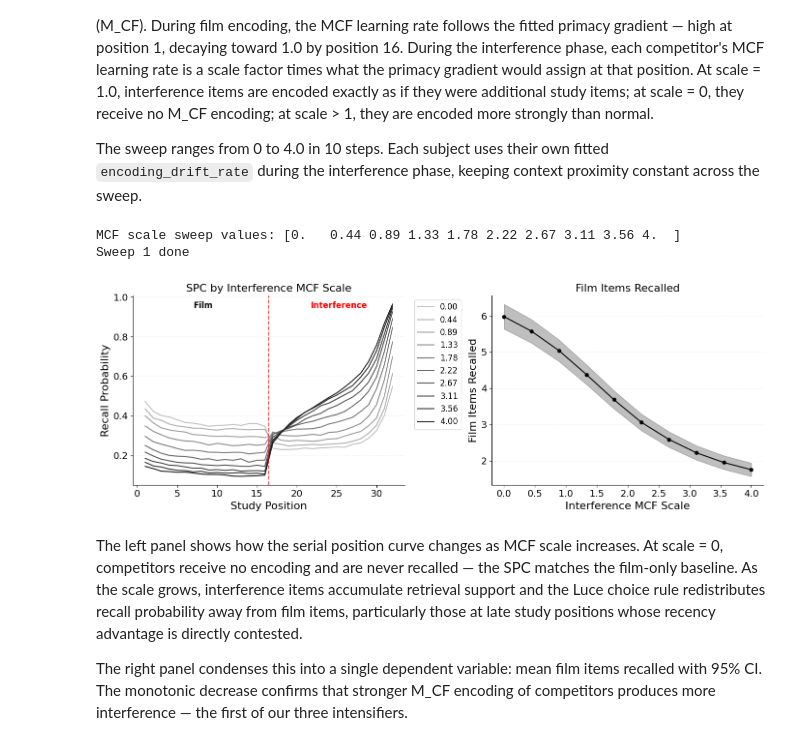
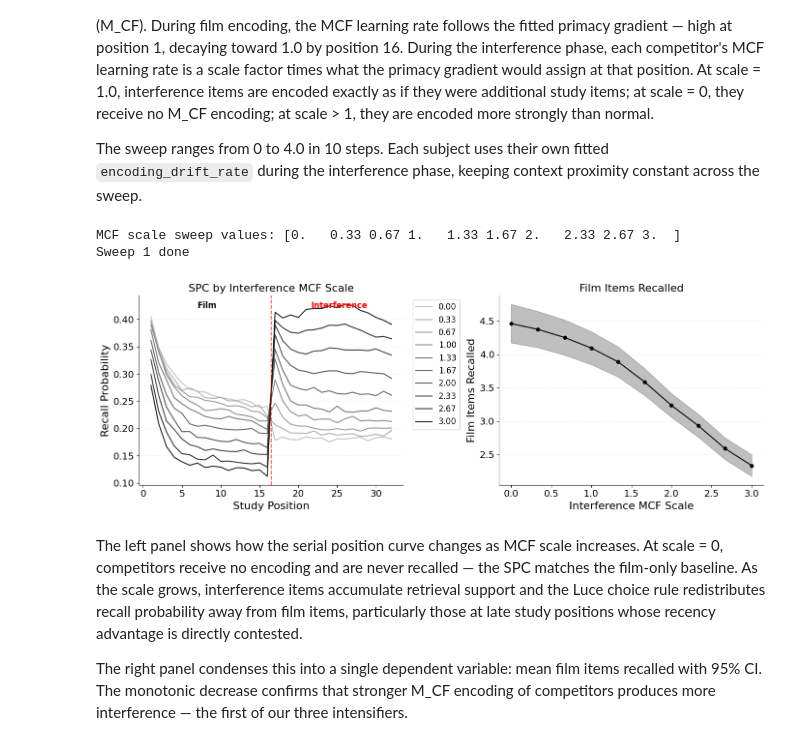
Before and after one commit to githubpsyche/jaxcmr, a Jupyter notebook: projects/selective_interference/code/sim2_interference_density.ipynb, the cells around one changed output. Saved outputs shown, nothing was run; the diff lists cells and outputs as text; code cells hidden in the pictures.

```diff
--- a/projects/selective_interference/code/sim2_interference_density.ipynb
+++ b/projects/selective_interference/code/sim2_interference_density.ipynb
@@ -366,0 +409,8 @@ def trial_indices_and_rngs(rng):
+# %%
+%%time
+cached_models = prepare_all_subjects(
+    jnp.arange(n_subjects), params, FILM_ITEMS,
+    jnp.float32(DEFAULT_REMINDER_START_DRIFT_SCALE),
+    jnp.float32(DEFAULT_REMINDER_DRIFT_SCALE),
+)
+print(f"Cached {n_subjects} post-reminder model states")
@@ -641,58 +563,55 @@ The first encoding-phase intensifier is encoding strength in the context-to-item
 
 The sweep ranges from 0 to 4.0 in 10 steps. Each subject uses their own fitted `encoding_drift_rate` during the interference phase, keeping context proximity constant across the sweep.
 # %%
-mcf_scale_values = np.linspace(0, 4, 10)
+mcf_scale_values = np.linspace(0, 3, 10)
 print(f"MCF scale sweep values: {mcf_scale_values.round(2)}")
 
 sweep1_spcs = []
 sweep1_stats = []
 
 for scale_val in mcf_scale_values:
-    sub_idx, rngs, rng = trial_indices_and_rngs(rng)
-    recalls = batched_trial(
-        sub_idx,
-        rngs,
-        params,
-        FILM_ITEMS,
-        DEFAULT_INTERFERENCE_ITEMS,
-        DEFAULT_FILLER_ITEMS,
-        jnp.float32(1.0),
-        jnp.float32(scale_val),
-        jnp.float32(DEFAULT_REMINDER_DRIFT_SCALE),
-        jnp.float32(DEFAULT_FILLER_DRIFT_SCALE),
-        jnp.float32(DEFAULT_FILLER_MCF_SCALE),
+    rngs_2d, rng = sweep_rngs(rng)
+    recalls_3d = batched_sweep(
+        cached_models, rngs_2d,
+        DEFAULT_INTERFERENCE_ITEMS, DEFAULT_FILLER_ITEMS,
+        jnp.float32(1.0), jnp.float32(scale_val),
+        jnp.float32(DEFAULT_FILLER_DRIFT_SCALE), jnp.float32(DEFAULT_FILLER_MCF_SCALE),
     )
+    recalls = recalls_3d.reshape(-1, recalls_3d.shape[-1])
+    if SHOW_FILLERS_IN_SPC:
+        recalls = remap_recalls(recalls, M_DEFAULT)
     sweep1_spcs.append(fixed_pres_spc(recalls, DEFAULT_PRESENTED))
     sweep1_stats.append(film_recalled_stats(recalls))
 
 print("Sweep 1 done")
 # %% [output]
-MCF scale sweep values: [0.   0.44 0.89 1.33 1.78 2.22 2.67 3.11 3.56 4.  ]
+MCF scale sweep values: [0.   0.33 0.67 1.   1.33 1.67 2.   2.33 2.67 3.  ]
 Sweep 1 done
 # %%
 labels = [f"{v:.2f}" for v in mcf_scale_values]
 fig, axes = plt.subplots(1, 2, figsize=(14, 5))
 
 plot_interference_spc(sweep1_spcs, labels, N_FILM, ax=axes[0])
+add_filler_boundary(axes[0], M_DEFAULT, N_FILLER_DEFAULT, DEFAULT_PRESENTED)
 axes[0].set_title("SPC by Interference MCF Scale", fontsize=16)
 
 means, ci_lo, ci_hi = zip(*sweep1_stats)
 plot_summary_dv(
     mcf_scale_values,
     means,
     ci_lo,
     ci_hi,
     xlabel="Interference MCF Scale",
     ax=axes[1],
 )
 axes[1].set_title("Film Items Recalled", fontsize=16)
 if FILM_RECALLED_YLIM is not None:
     axes[1].set_ylim(*FILM_RECALLED_YLIM)
 
 plt.tight_layout()
 plt.show()
 # %% [output]
-[figure, old version]
+[figure, new version]
 # %% [markdown]
 The left panel shows how the serial position curve changes as MCF scale increases. At scale = 0, competitors receive no encoding and are never recalled — the SPC matches the film-only baseline. As the scale grows, interference items accumulate retrieval support and the Luce choice rule redistributes recall probability away from film items, particularly those at late study positions whose recency advantage is directly contested.
 
```
Also changed, not shown: parts of 36 cells of this notebook, 14 other files.
